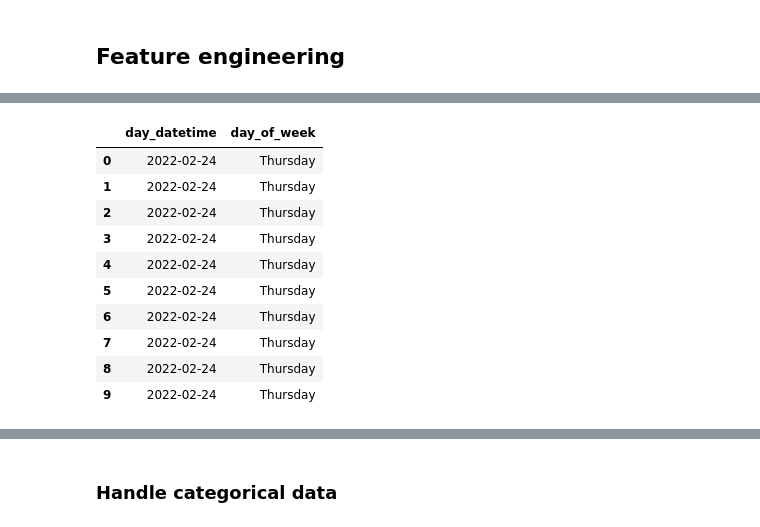
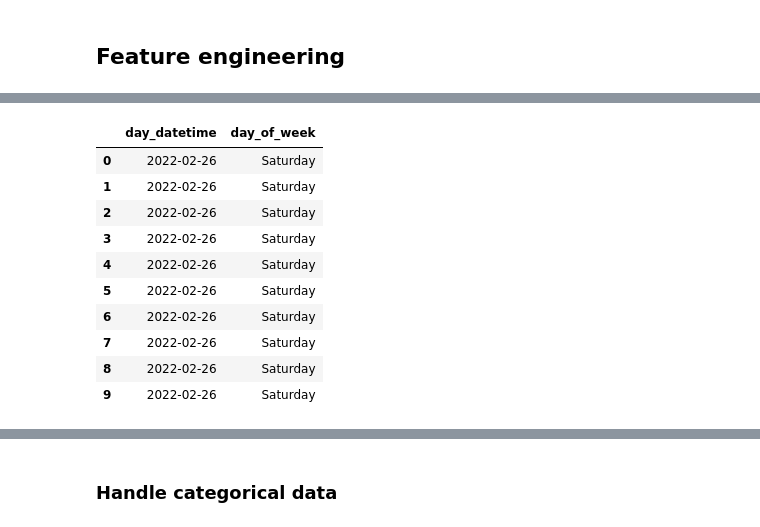
Before and after one commit to technicsx/SD_SaaS_Project, a Jupyter notebook: 2_data_preparation/3_prepare_final_dataset.ipynb, the cells around one changed output, grey strips where cells are left out. Saved outputs shown, nothing was run; the diff lists cells and outputs as text; code cells hidden in the pictures.

```diff
--- a/2_data_preparation/3_prepare_final_dataset.ipynb
+++ b/2_data_preparation/3_prepare_final_dataset.ipynb
@@ -451,6 +461,7 @@ df_weather_v5 = pd.merge(
     df_isw[['Keywords', 'report_date', 'date_tomorrow_datetime', 'ukrainian_holiday', 'russian_holiday']],
     left_on="day_datetime", right_on="report_date"
 )
-df_weather_v5.head(5)
+df_weather_v6 = None
+df_weather_v5[df_weather_v5['event_start_time'] > pd.to_datetime(0)].head(5)
 # %% [output]
 |  | city_resolvedAddress | day_datetime | day_datetimeEpoch | day_tempmax | day_tempmin | day_temp | day_dew | ... |
@@ -464,22 +515,20 @@ df_weather_v5.head(5)
 # %%
 # Add day of week name
-df_weather_v6 = pd.DataFrame(df_weather_v5)
-
 df_weather_v6["day_of_week"] = df_weather_v6["day_datetime"].apply(lambda date: pd.to_datetime(date).day_name())
 
 df_weather_v6[["day_datetime", "day_of_week"]].head(10)
 # %% [output]
 |  | day_datetime | day_of_week |
-| 0 | 2022-02-24 | Thursday |
-| 1 | 2022-02-24 | Thursday |
-| 2 | 2022-02-24 | Thursday |
-| 3 | 2022-02-24 | Thursday |
-| 4 | 2022-02-24 | Thursday |
-| 5 | 2022-02-24 | Thursday |
-| 6 | 2022-02-24 | Thursday |
-| 7 | 2022-02-24 | Thursday |
-| 8 | 2022-02-24 | Thursday |
-| 9 | 2022-02-24 | Thursday |
+| 0 | 2022-02-26 | Saturday |
+| 1 | 2022-02-26 | Saturday |
+| 2 | 2022-02-26 | Saturday |
+| 3 | 2022-02-26 | Saturday |
+| 4 | 2022-02-26 | Saturday |
+| 5 | 2022-02-26 | Saturday |
+| 6 | 2022-02-26 | Saturday |
+| 7 | 2022-02-26 | Saturday |
+| 8 | 2022-02-26 | Saturday |
+| 9 | 2022-02-26 | Saturday |
 # %%
 # Encode days of week into one hot encoding for linear regression
 df_weather_v6 = pd.get_dummies(df_weather_v6, columns=["day_of_week"], prefix=["day_of_week"])
```
Also changed, not shown: parts of 9 cells of this notebook, 2 other files.
